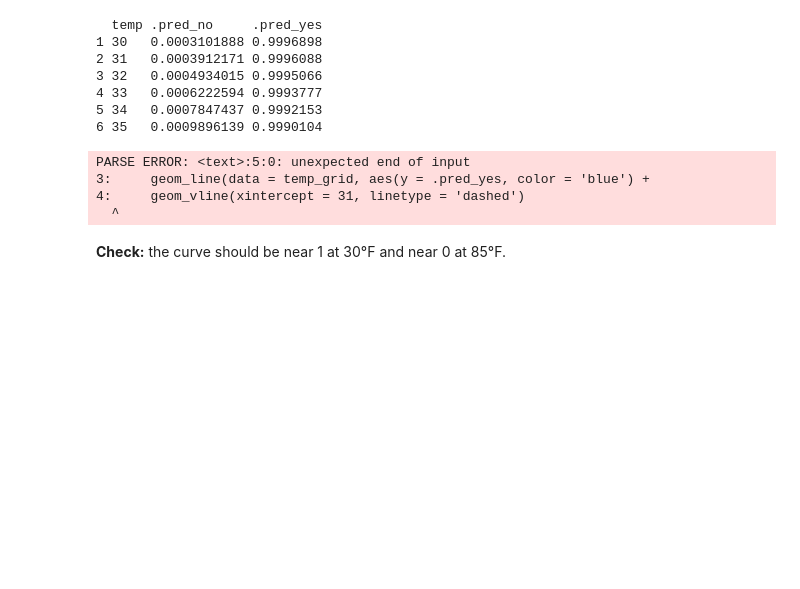
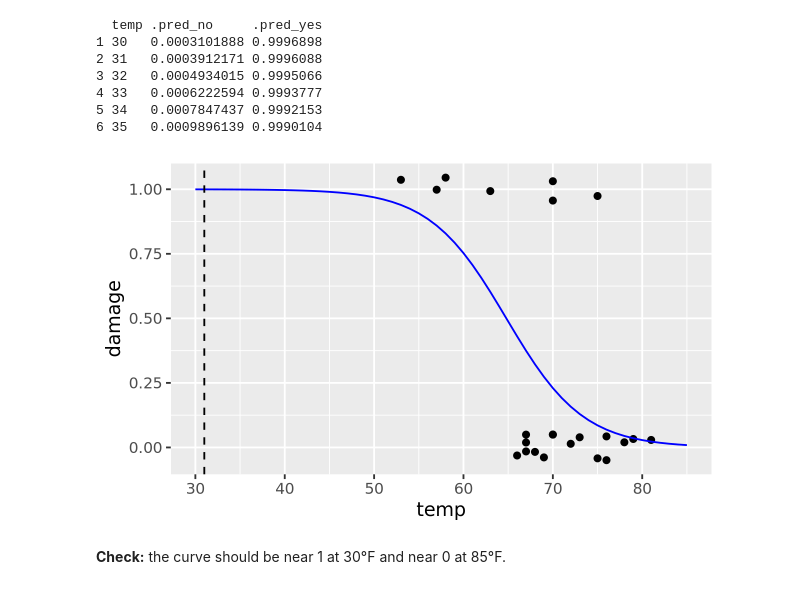
Before and after one commit to dhjeong-06/codespace, a Jupyter notebook: exercises/11-challenger-exercise.ipynb, the cells around one changed output. Drawn from its saved outputs; the diff is of its cells as text; code cells hidden in the pictures; blank space fills up the shorter version.

```diff
--- a/exercises/11-challenger-exercise.ipynb
+++ b/exercises/11-challenger-exercise.ipynb
@@ -151,12 +151,9 @@ temp_grid |> head()
 # %%
 ggplot(challenger, aes(x = temp, y = damage))+
     geom_jitter(width = 0, height = 0.05) +
-    geom_line(data = temp_grid, aes(y = .pred_yes, color = 'blue') +
+    geom_line(data = temp_grid, aes(y = .pred_yes), color = 'blue') +
     geom_vline(xintercept = 31, linetype = 'dashed')
 # %% [output]
-PARSE ERROR: <text>:5:0: unexpected end of input
-3:     geom_line(data = temp_grid, aes(y = .pred_yes, color = 'blue') +
-4:     geom_vline(xintercept = 31, linetype = 'dashed')
-  ^
+[figure, added]
 # %% [markdown]
 **Check:** the curve should be near 1 at 30°F and near 0 at 85°F.
```
